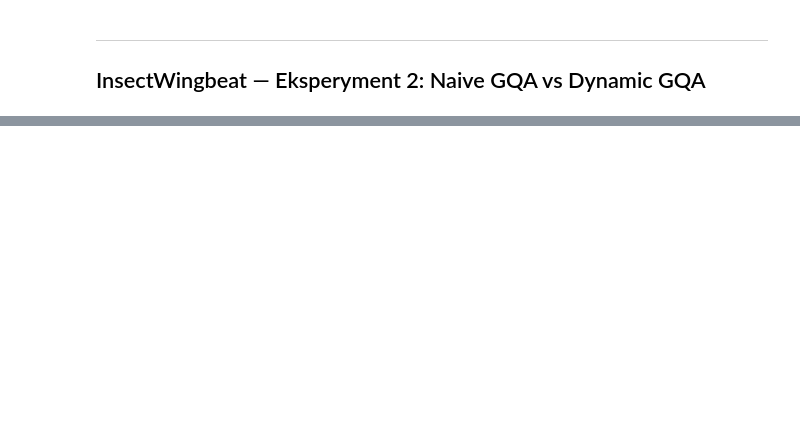
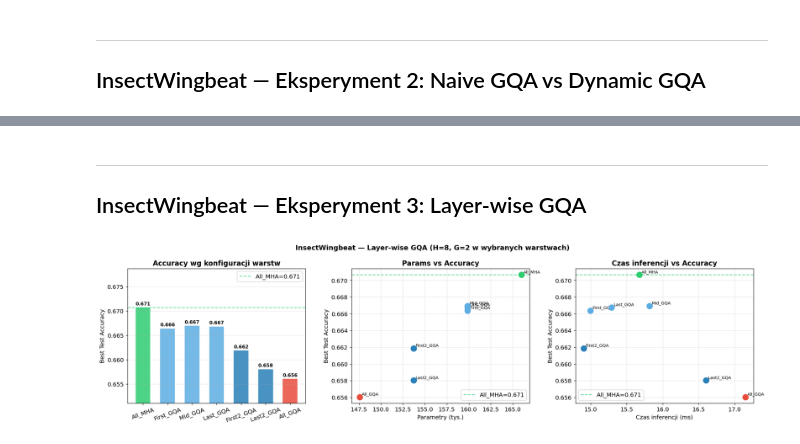
Before and after one commit to mikolaj-olesinski/Deep-Neural-Networks-PWR, a Jupyter notebook: lab12/lista12_wyniki_analiza.ipynb, the cells around one changed output, grey strips where cells are left out. Cells and saved outputs as stored; diff of their text form; code cells hidden in the pictures; blank space fills up the shorter version.

```diff
--- a/lab12/lista12_wyniki_analiza.ipynb
+++ b/lab12/lista12_wyniki_analiza.ipynb
@@ -362,0 +564,80 @@ plt.show()
+# %% [markdown]
+---
+## InsectWingbeat — Eksperyment 3: Layer-wise GQA
+# %%
+ins_lw = df_ins[df_ins['run_name'].str.startswith('lw_')].copy()
+for col in ['best_test_acc', 'overfitting_gap', 'num_params', 'inference_time_ms']:
+    ins_lw[col] = pd.to_numeric(ins_lw[col], errors='coerce')
+
+ins_lw['config'] = (ins_lw['run_name']
+                    .str.replace(r'^lw_', '', regex=True)
+                    .str.replace(r'_seed\d+$', '', regex=True))
+
+CFG_ORDER_I = ['All_MHA', 'First_GQA', 'Mid_GQA', 'Last_GQA', 'First2_GQA', 'Last2_GQA', 'All_GQA']
+N_GQA_I     = {'All_MHA': 0, 'First_GQA': 1, 'Mid_GQA': 1, 'Last_GQA': 1,
+               'First2_GQA': 2, 'Last2_GQA': 2, 'All_GQA': 3}
+CFG_COLORS_I = {0: COLORS['MHA'], 1: '#5dade2', 2: '#2980b9', 3: '#e74c3c'}
+
+ins_sum3 = ins_lw.groupby('config').agg(
+    acc    = ('best_test_acc', 'mean'),
+    ovft   = ('overfitting_gap', 'mean'),
+    params = ('num_params', 'first'),
+    inf_ms = ('inference_time_ms', 'mean'),
+).reindex(CFG_ORDER_I)
+ref_mha_i = ins_sum3.loc['All_MHA', 'acc']
+
+fig, (ax1, ax2, ax3) = plt.subplots(1, 3, figsize=(18, 5))
+
+cfgs_i     = ins_sum3.index.tolist()
+accs_i     = ins_sum3['acc'].values
+colors_i   = [CFG_COLORS_I[N_GQA_I[c]] for c in cfgs_i]
+
+# --- 1. Bar chart ---
+bars = ax1.bar(cfgs_i, accs_i, color=colors_i, alpha=0.85, width=0.6)
+ax1.axhline(ref_mha_i, color=COLORS['MHA'], linestyle='--', linewidth=1.5,
+            alpha=0.7, label=f'All_MHA={ref_mha_i:.3f}')
+for bar, acc in zip(bars, accs_i):
+    ax1.text(bar.get_x() + bar.get_width() / 2, bar.get_height() + 0.0003,
+             f'{acc:.3f}', ha='center', va='bottom', fontsize=9, fontweight='bold')
+ax1.set_ylabel('Best Test Accuracy')
+ax1.set_title('Accuracy wg konfiguracji warstw', fontweight='bold')
+ax1.tick_params(axis='x', rotation=20)
+ax1.grid(True, alpha=0.3, axis='y')
+ax1.legend()
+ax1.set_ylim(accs_i.min() - 0.005, accs_i.max() + 0.008)
+
+# --- 2. Params vs Accuracy ---
+for cfg, acc, params in zip(cfgs_i, accs_i, ins_sum3['params'].values):
+    n = N_GQA_I[cfg]
+    ax2.scatter(params / 1000, acc, s=120, color=CFG_COLORS_I[n], zorder=5)
+    ax2.annotate(cfg, (params / 1000, acc), xytext=(4, 3),
+                 textcoords='offset points', fontsize=8)
+ax2.axhline(ref_mha_i, color=COLORS['MHA'], linestyle='--', linewidth=1.5, alpha=0.7,
+            label=f'All_MHA={ref_mha_i:.3f}')
+ax2.set_xlabel('Parametry (tys.)'); ax2.set_ylabel('Best Test Accuracy')
+ax2.set_title('Params vs Accuracy', fontweight='bold')
+ax2.grid(True, alpha=0.3); ax2.legend()
+
+# --- 3. Czas inferencji vs Accuracy ---
+for cfg, acc, inf_ms in zip(cfgs_i, accs_i, ins_sum3['inf_ms'].values):
+    n = N_GQA_I[cfg]
+    ax3.scatter(inf_ms, acc, s=120, color=CFG_COLORS_I[n], zorder=5)
+    ax3.annotate(cfg, (inf_ms, acc), xytext=(4, 3),
+                 textcoords='offset points', fontsize=8)
+ax3.axhline(ref_mha_i, color=COLORS['MHA'], linestyle='--', linewidth=1.5, alpha=0.7,
+            label=f'All_MHA={ref_mha_i:.3f}')
+ax3.set_xlabel('Czas inferencji (ms)'); ax3.set_ylabel('Best Test Accuracy')
+ax3.set_title('Czas inferencji vs Accuracy', fontweight='bold')
+ax3.grid(True, alpha=0.3); ax3.legend()
+
+plt.suptitle('InsectWingbeat — Layer-wise GQA (H=8, G=2 w wybranych warstwach)', fontsize=13, fontweight='bold')
+plt.tight_layout()
+plt.savefig('wyniki_insect_exp3.png', dpi=150, bbox_inches='tight')
+plt.show()
+
+out3i = ins_sum3.copy()
+out3i['delta_vs_mha'] = (out3i['acc'] - ref_mha_i).round(6)
+out3i['params_k']     = (out3i['params'] // 1000).astype(int)
+display(out3i[['acc', 'ovft', 'delta_vs_mha', 'params_k', 'inf_ms']].round({'acc': 6, 'ovft': 6, 'inf_ms': 2}))
+# %% [output]
+[figure, added]
```
Also changed, not shown: parts of 15 cells of this notebook, 13 other files.
